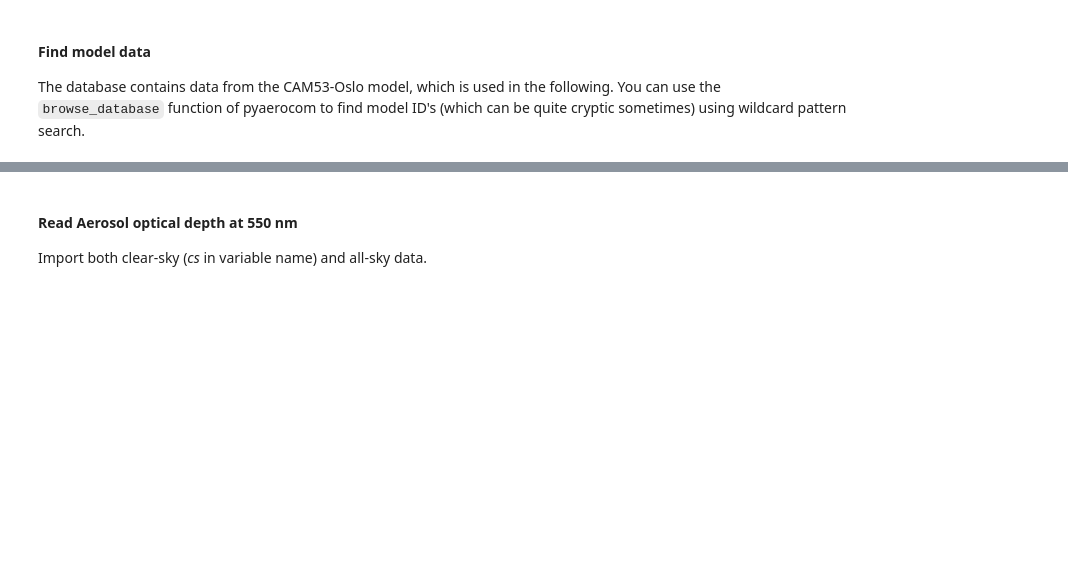
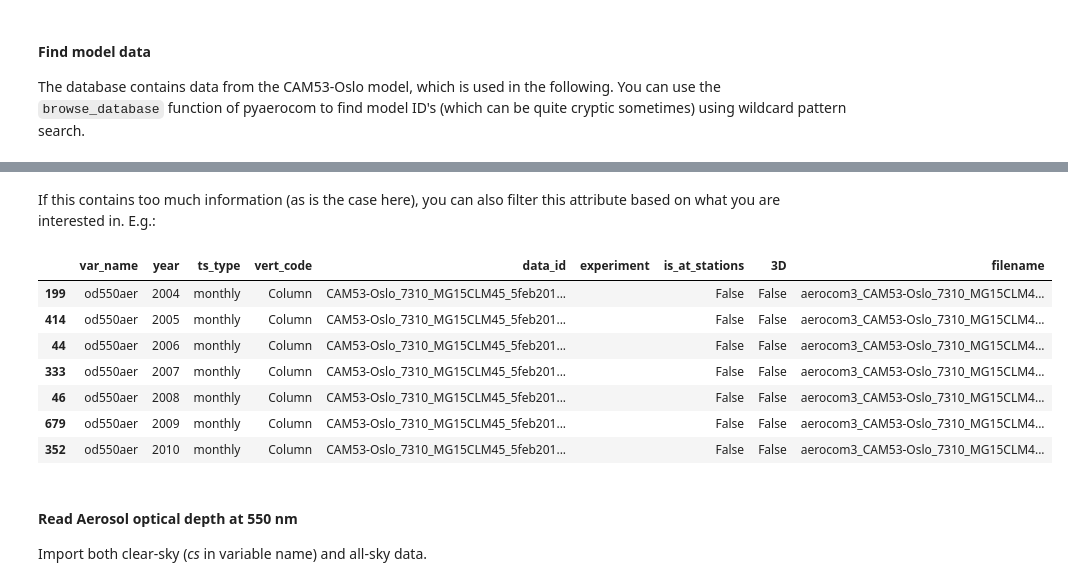
Before and after one commit to metno/pyaerocom-tutorials, a Jupyter notebook: notebooks/tut00_get_started.ipynb, the cells around one changed output, grey strips where cells are left out. Drawn from its saved outputs; the diff is of its cells as text; code cells hidden in the pictures; blank space fills up the shorter version.

```diff
--- a/notebooks/tut00_get_started.ipynb
+++ b/notebooks/tut00_get_started.ipynb
@@ -73,3 +102,16 @@ Available variables: ['abs440aer', 'abs440aercs', 'abs500aer', 'abs5503Daer', 'a
+# %% [markdown]
+If this contains too much information (as is the case here), you can also filter this attribute based on what you are interested in. E.g.:
+# %%
+reader.filter_files(var_name='od550aer')
+# %% [output]
+|  | var_name | year | ts_type | vert_code | data_id | experiment | is_at_stations | 3D | filename |
+| 199 | od550aer | 2004 | monthly | Column | CAM53-Oslo_7310_MG15CLM45_5feb201... |  | False | False | aerocom3_CAM53-Oslo_7310_MG15CLM4... |
+| 414 | od550aer | 2005 | monthly | Column | CAM53-Oslo_7310_MG15CLM45_5feb201... |  | False | False | aerocom3_CAM53-Oslo_7310_MG15CLM4... |
+| 44 | od550aer | 2006 | monthly | Column | CAM53-Oslo_7310_MG15CLM45_5feb201... |  | False | False | aerocom3_CAM53-Oslo_7310_MG15CLM4... |
+| 333 | od550aer | 2007 | monthly | Column | CAM53-Oslo_7310_MG15CLM45_5feb201... |  | False | False | aerocom3_CAM53-Oslo_7310_MG15CLM4... |
+| 46 | od550aer | 2008 | monthly | Column | CAM53-Oslo_7310_MG15CLM45_5feb201... |  | False | False | aerocom3_CAM53-Oslo_7310_MG15CLM4... |
+| 679 | od550aer | 2009 | monthly | Column | CAM53-Oslo_7310_MG15CLM45_5feb201... |  | False | False | aerocom3_CAM53-Oslo_7310_MG15CLM4... |
+| 352 | od550aer | 2010 | monthly | Column | CAM53-Oslo_7310_MG15CLM45_5feb201... |  | False | False | aerocom3_CAM53-Oslo_7310_MG15CLM4... |
 # %% [markdown]
 #### Read Aerosol optical depth at 550 nm
 
```
Also changed, not shown: parts of 13 cells of this notebook, 12 other files.
